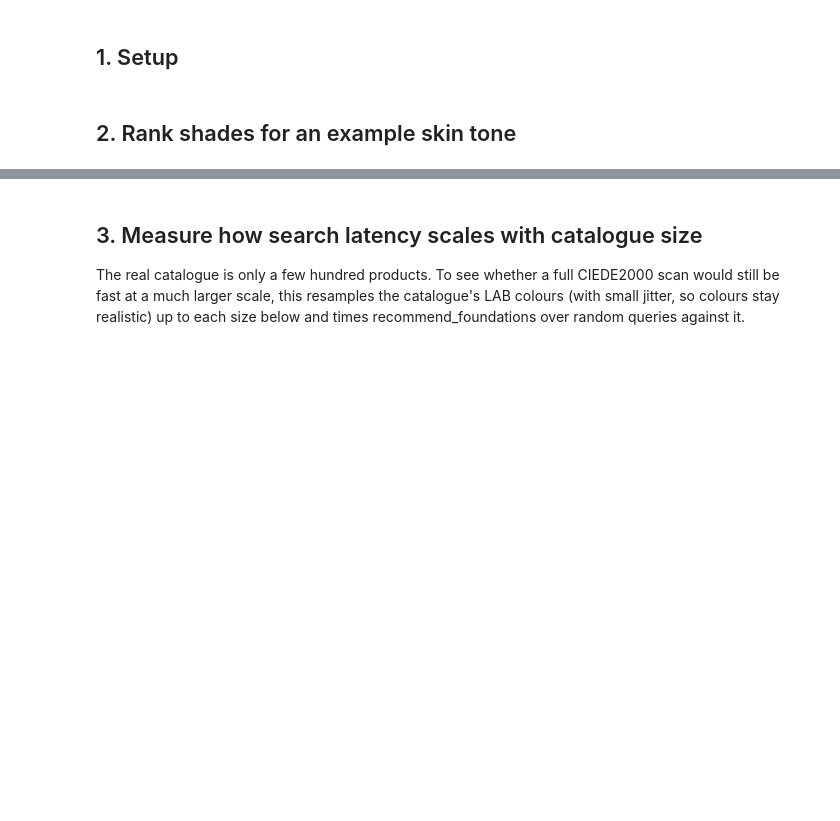
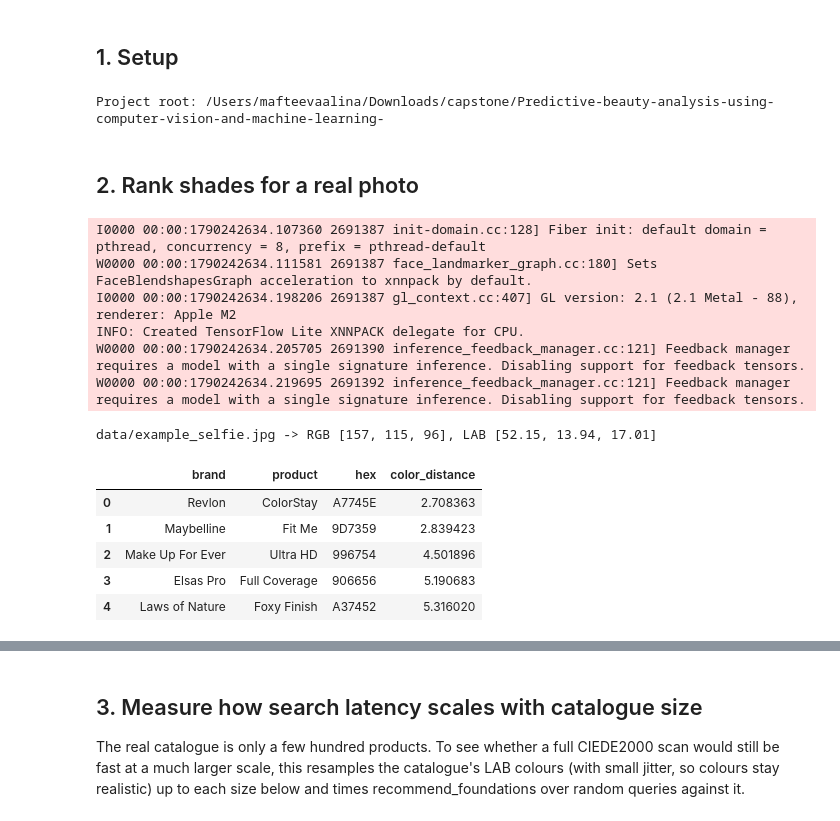
Before and after one commit to amafteeva/Predictive-beauty-analysis-using-computer-vision-and-machine-learning-, a Jupyter notebook: notebooks/03_brute_force_matching.ipynb, the cells around one changed output, grey strips where cells are left out. Cells and saved outputs as stored; diff of their text form; code cells hidden in the pictures; blank space fills up the shorter version.

```diff
--- a/notebooks/03_brute_force_matching.ipynb
+++ b/notebooks/03_brute_force_matching.ipynb
@@ -19,7 +19,7 @@ import os
 import subprocess
 import sys
 
-REPOSITORY_URL = "https://github.com/YOUR_USERNAME/foundation-shade-recommender.git"
+REPOSITORY_URL = "https://github.com/amafteeva/Predictive-beauty-analysis-using-computer-vision-and-machine-learning-.git"
 
 
 def find_project_root(start: Path) -> Path | None:
@@ -49,6 +49,8 @@ subprocess.run(
     check=True,
 )
 print("Project root:", project_root)
+# %% [output]
+Project root: /Users/mafteevaalina/Downloads/capstone/Predictive-beauty-analysis-using-computer-vision-and-machine-learning-
 # %%
 import matplotlib.pyplot as plt
 import numpy as np
@@ -63,2 +75,2 @@ from foundation_matcher.visualization import plot_brute_force_latency
 # %% [markdown]
-## 2. Rank shades for an example skin tone
+## 2. Rank shades for a real photo
@@ -70,0 +77,46 @@ display(matches[["brand", "product", "hex", "color_distance"]])
+# %%
+products = load_foundation_catalog()
+
+try:
+    model_path = download_face_landmarker("models/face_landmarker.task")
+except Exception as error:
+    print(
+        "Could not download the MediaPipe face landmarker model from "
+        f"{FACE_LANDMARKER_URL}.\n"
+        "Check your internet connection and that the URL is still reachable, "
+        "then re-run this cell."
+    )
+    raise
+
+image_path = Path("data/example_selfie.jpg")
+
+landmarker = create_face_landmarker(model_path)
+try:
+    skin_tone = extract_skin_tone(image_path, landmarker)
+finally:
+    landmarker.close()
+
+if skin_tone.face_count > 1:
+    print(
+        f"Warning: {skin_tone.face_count} faces were detected in {image_path}. "
+        "The estimate uses only the first face MediaPipe returned."
+    )
+
+print(f"{image_path} -> RGB {skin_tone.rgb.tolist()}, LAB {skin_tone.lab.round(2).tolist()}")
+
+matches = recommend_foundations(skin_tone.lab, products, top_n=5)
+display(matches[["brand", "product", "hex", "color_distance"]])
+# %% [output]
+I0000 00:00:1790242634.107360 2691387 init-domain.cc:128] Fiber init: default domain = pthread, concurrency = 8, prefix = pthread-default
+W0000 00:00:1790242634.111581 2691387 face_landmarker_graph.cc:180] Sets FaceBlendshapesGraph acceleration to xnnpack by default.
+I0000 00:00:1790242634.198206 2691387 gl_context.cc:407] GL version: 2.1 (2.1 Metal - 88), renderer: Apple M2
+INFO: Created TensorFlow Lite XNNPACK delegate for CPU.
+W0000 00:00:1790242634.205705 2691390 inference_feedback_manager.cc:121] Feedback manager requires a model with a single signature inference. Disabling support for feedback tensors.
+W0000 00:00:1790242634.219695 2691392 inference_feedback_manager.cc:121] Feedback manager requires a model with a single signature inference. Disabling support for feedback tensors.
+data/example_selfie.jpg -> RGB [157, 115, 96], LAB [52.15, 13.94, 17.01]
+|  | brand | product | hex | color_distance |
+| 0 | Revlon | ColorStay | A7745E | 2.708363 |
+| 1 | Maybelline | Fit Me | 9D7359 | 2.839423 |
+| 2 | Make Up For Ever | Ultra HD | 996754 | 4.501896 |
+| 3 | Elsas Pro | Full Coverage | 906656 | 5.190683 |
+| 4 | Laws of Nature | Foxy Finish | A37452 | 5.316020 |
```
Also changed, not shown: parts of 10 cells of this notebook, 1 other file.
